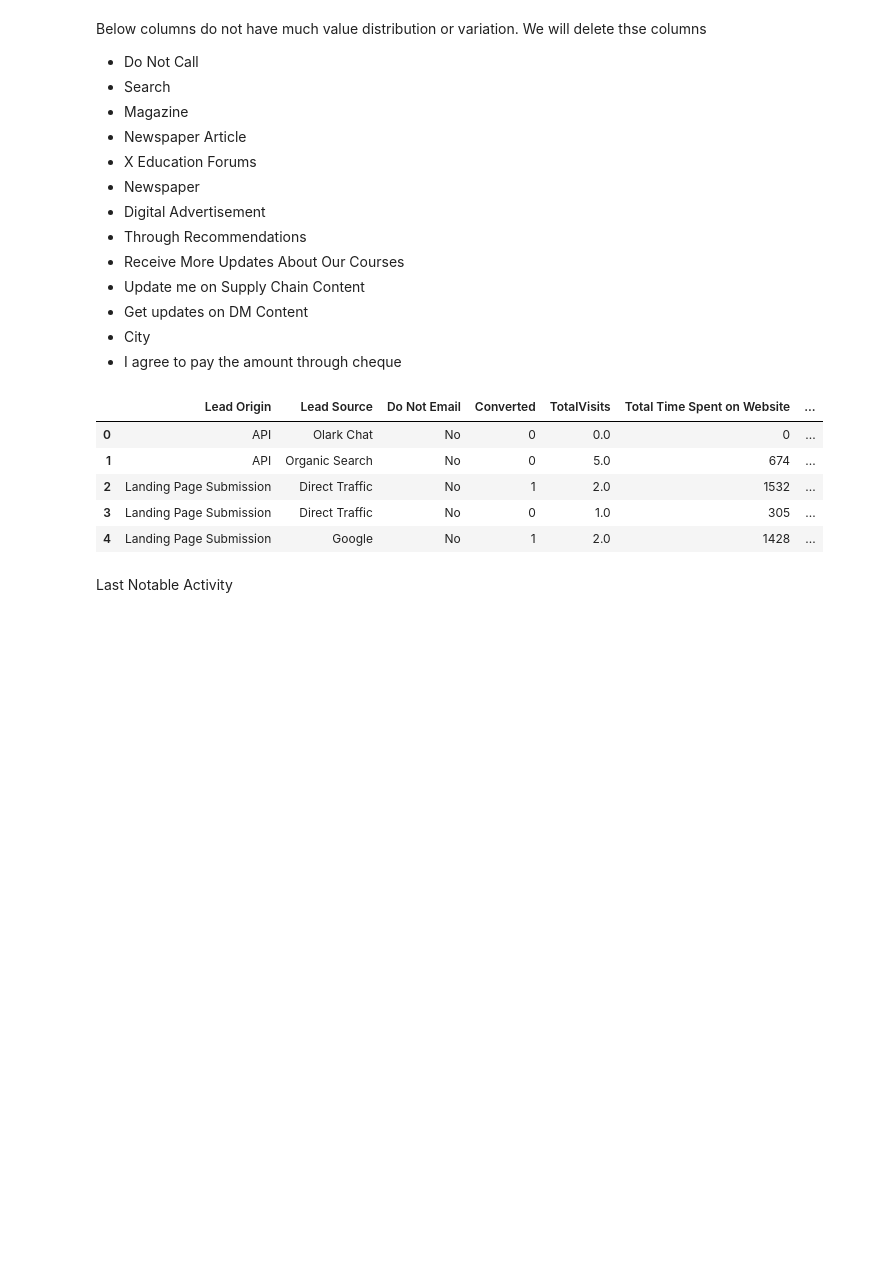
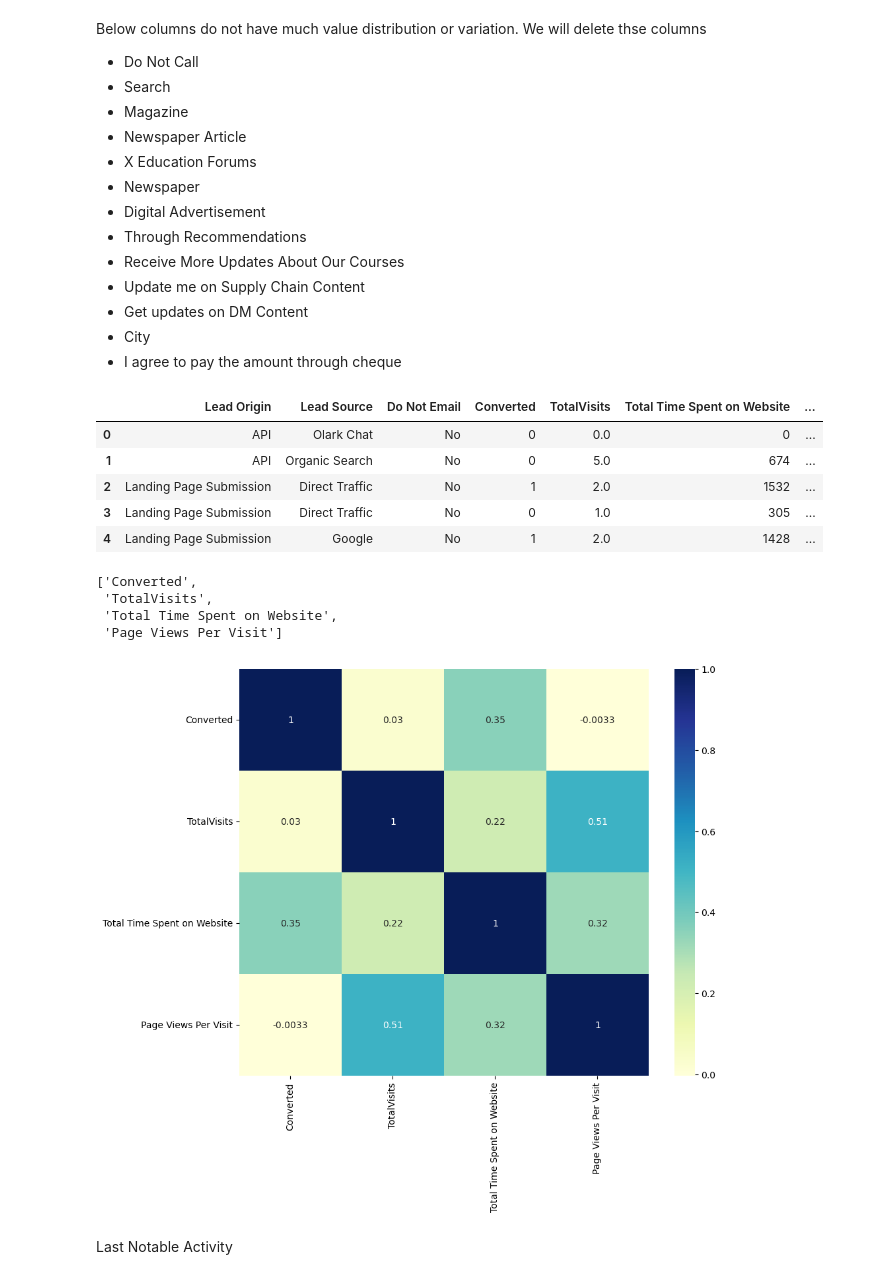
Before and after one commit to adityapotdar11/Lead-Score-Case-Study-X-Education, a Jupyter notebook: Lead-Score-Case-Study-X-Education.ipynb, the cells around one changed output. Cells and saved outputs as stored; diff of their text form; code cells hidden in the pictures; blank space fills up the shorter version.

```diff
--- a/Lead-Score-Case-Study-X-Education.ipynb
+++ b/Lead-Score-Case-Study-X-Education.ipynb
@@ -601,6 +601,25 @@ leads.head()
 | 2 | Landing Page Submission | Direct Traffic | No | 1 | 2.0 | 1532 | ... |
 | 3 | Landing Page Submission | Direct Traffic | No | 0 | 1.0 | 305 | ... |
 | 4 | Landing Page Submission | Google | No | 1 | 2.0 | 1428 | ... |
+# %%
+# Get list of numerical columns
+numerical_columns = leads.select_dtypes(include=['number']).columns.tolist()
+numerical_columns
+# %% [output]
+['Converted',
+ 'TotalVisits',
+ 'Total Time Spent on Website',
+ 'Page Views Per Visit']
+# %%
+#Checking correlations of numeric values
+# figure size
+plt.figure(figsize=(10,8))
+
+# heatmap
+sns.heatmap(leads[numerical_columns].corr(), cmap="YlGnBu", annot=True)
+plt.show()
+# %% [output]
+[figure, added]
 # %% [markdown]
 Last Notable Activity
 # %%
```
Also changed, not shown: parts of 3 cells of this notebook.
